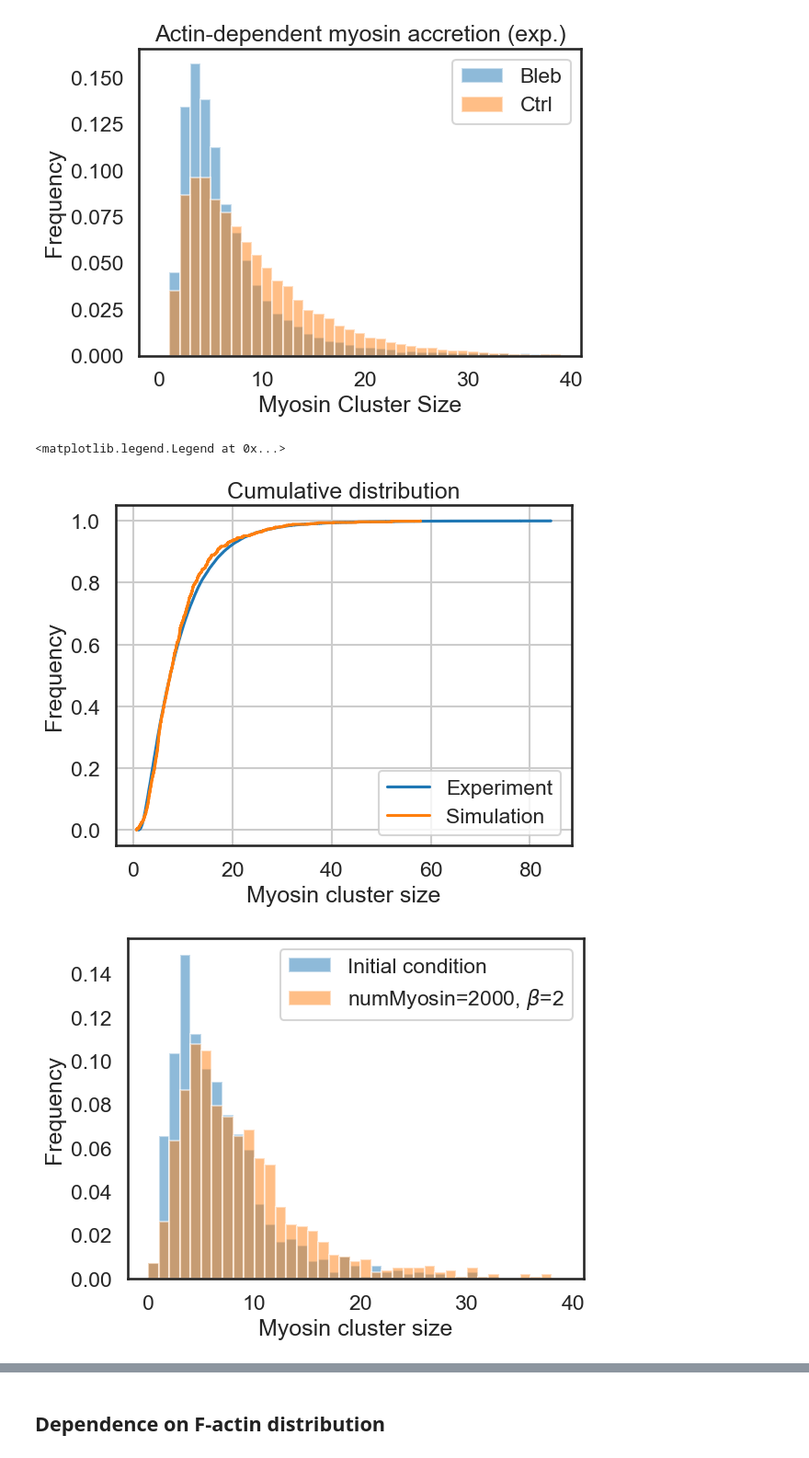
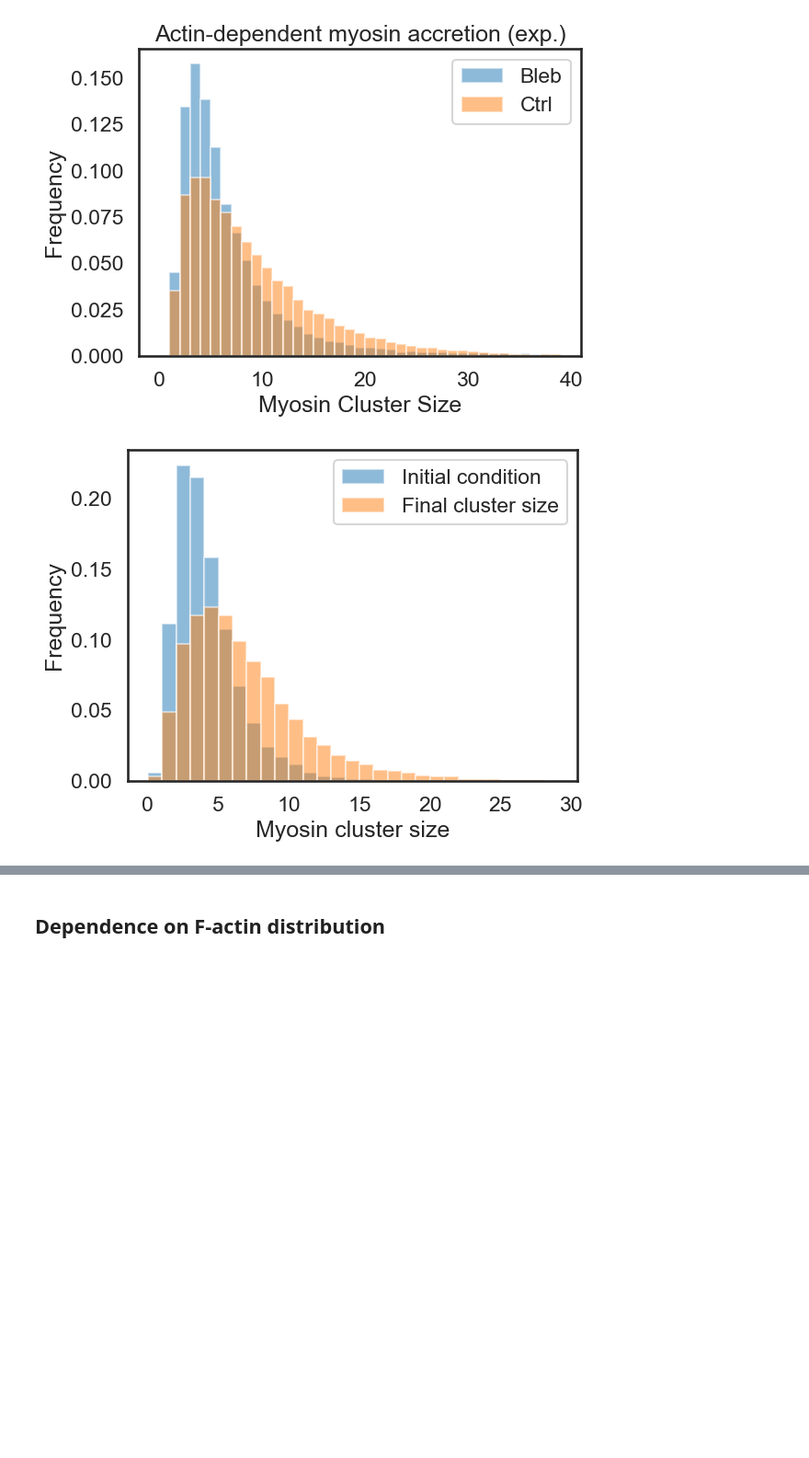
Before and after one commit to WHChou/Myosin-cluster-simulation, a Jupyter notebook: MyosinBinding_v2.ipynb, the cells around one changed output, grey strips where cells are left out. Shown at 92% size. Saved outputs shown, nothing was run; the diff lists cells and outputs as text; code cells hidden in the pictures; blank space fills up the shorter version.

```diff
--- a/MyosinBinding_v2.ipynb
+++ b/MyosinBinding_v2.ipynb
@@ -726,7 +755,7 @@ def plot_ecdf(a, label):
 numMyosin = [10000, 20000, 30000]
 numGrid = 10000
 actinBiasVal = [0, 0.5, 1, 5, 10]
-myosinBiasVal = 5
+myosinBiasVal = 0
 ifsave = 0
 dwnsample = 1
 
@@ -753,7 +782,7 @@ for ii in range(len(numMyosin)):
         plt.ylabel("Frequency")
         plt.legend()
         plt.tight_layout()
-        plt.savefig('myosinBinding_ecdf_numGrid10000_numMyosin_'+str(numMyosin[ii])+'_myoBias_5_acBias_'+str(actinBiasVal[jj])+'.png', dpi = 300)
+        plt.savefig('myosinBinding_ecdf_numGrid10000_numMyosin_'+str(numMyosin[ii])+'_myoBias_0_acBias_'+str(actinBiasVal[jj])+'.png', dpi = 300)
         plt.close()
 
         # Save mu, sigma
@@ -776,43 +805,38 @@ for ii in range(len(numMyosin)):
         plt.ylabel("Frequency")
         plt.legend()
         plt.tight_layout()
-        plt.savefig('myosinBinding_histogram_numGrid10000_numMyosin_'+str(numMyosin[ii])+'_myoBias_5_acBias_'+str(actinBiasVal[jj])+'.png', dpi = 300)
+        plt.savefig('myosinBinding_histogram_numGrid10000_numMyosin_'+str(numMyosin[ii])+'_myoBias_0_acBias_'+str(actinBiasVal[jj])+'.png', dpi = 300)
         plt.close()
 
 #df = pd.DataFrame({'alpha': myoBias, 'beta': acBias, 'mode': mode_array, 'sigma': sigma_array})
 #df.to_csv('params.csv')
-# %%
-numMyosin = 2000
-numGrid = 1000
-actinBiasVal = 2
-myosinBiasVal = 5
-ifsave = 0
-dwnsample = 1
-
-ActinThick = GenActinThick('lognormal', numGrid, 1.62, 0.48)
-MyosinInit = GenMyoNum('lognormal', numGrid, 1.73, 0.7)
-res = runSimulation(numGrid, numMyosin, MyosinInit, ActinThick, actinBiasVal, myosinBiasVal, ifsave, dwnsample)
-# CDF
-sns.set_style("white")
-sns.set_context("talk")
-plt.figure()
-plot_ecdf(allIntWT, 'Experiment')
-plot_ecdf(res, 'Simulation')
-plt.title('Cumulative distribution')
-plt.xlabel("Myosin cluster size")
-plt.ylabel("Frequency")
-plt.legend()
-# Histogram
-sns.set_style("white")
-sns.set_context("talk")
-plt.figure()
-xfit = np.arange(0, 40, 0.5)
-plt.hist(MyosinInit, bins = np.arange(40), alpha=0.5, density = True, label = 'Initial condition')
-plt.hist(res, bins = np.arange(40), alpha=0.5, density = True, label = 'numMyosin='+str(numMyosin)+r', $\beta$='+str(actinBiasVal))
-plt.xlabel("Myosin cluster size")
-plt.ylabel("Frequency")
-plt.legend()
-# %% [output]
-<matplotlib.legend.Legend at 0x...>
-[figure, removed]
-[figure, removed]
+# %%
+numMyosin = 20000
+numGrid = 10000
+#myoCap = 1000   # Cap the number of myosin per site
+actinBiasVal = [0]
+myosinBiasVal = 0
+ifsave=0
+dwnsample=1
+
+
+sns.set_style("white")
+sns.set_context("talk")
+plt.figure()
+plt.hist(MyosinInit, bins = np.arange(30), alpha=0.5, density = True, label = 'Initial condition')
+
+for ii in range(len(actinBiasVal)):
+    # Run simulations
+    ActinThick = GenActinThick('lognormal', numGrid, 1.62, 0.48)
+    MyosinInit = GenMyoNum('lognormal', numGrid, 1.73, 0.7)
+    res = runSimulation(numGrid, numMyosin, MyosinInit, ActinThick, actinBiasVal[ii], myosinBiasVal, ifsave, dwnsample)
+
+    plt.hist(res, bins = np.arange(30), alpha = 0.5, density = True, label = 'Final cluster size')
+
+plt.xlabel("Myosin cluster size")
+plt.ylabel("Frequency")
+plt.legend()
+plt.tight_layout()
+plt.savefig("myosinBinding_histogramComp_BB_ctrl_numMyosin_26000_acBias_0_myosinBias_0.png", dpi = 300, transparent = True)
+# %% [output]
+[figure, added]
```
Also changed, not shown: parts of 12 cells of this notebook.
